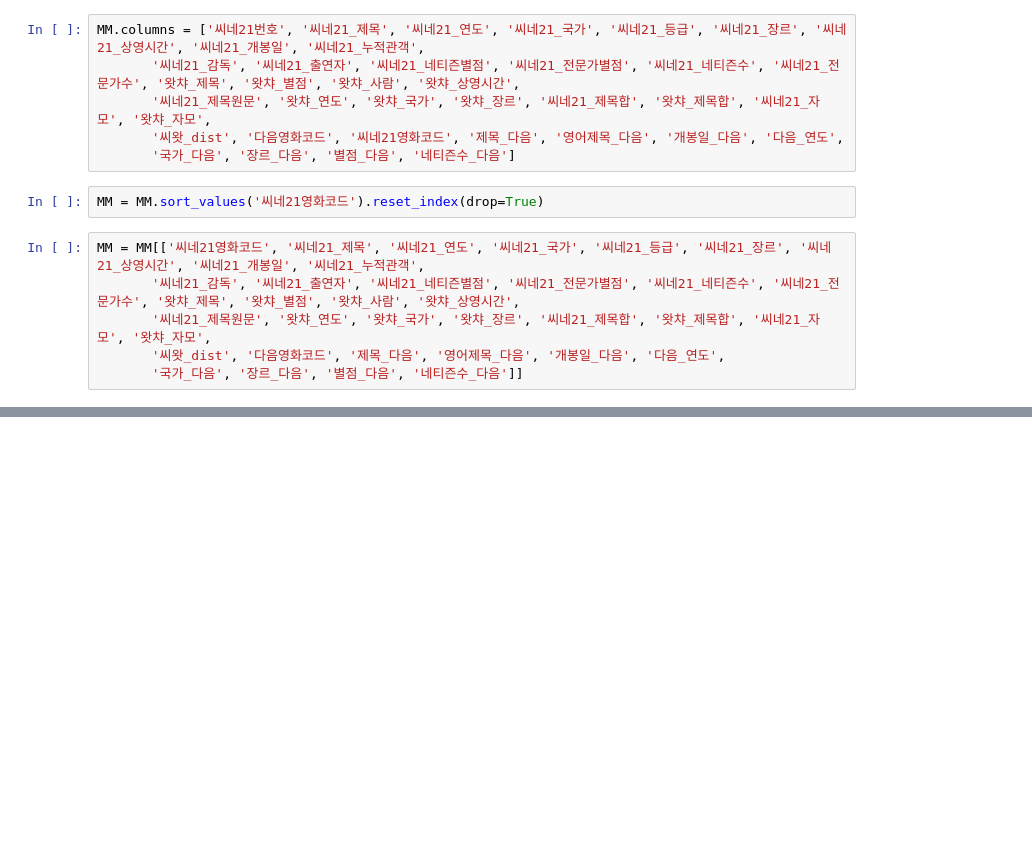
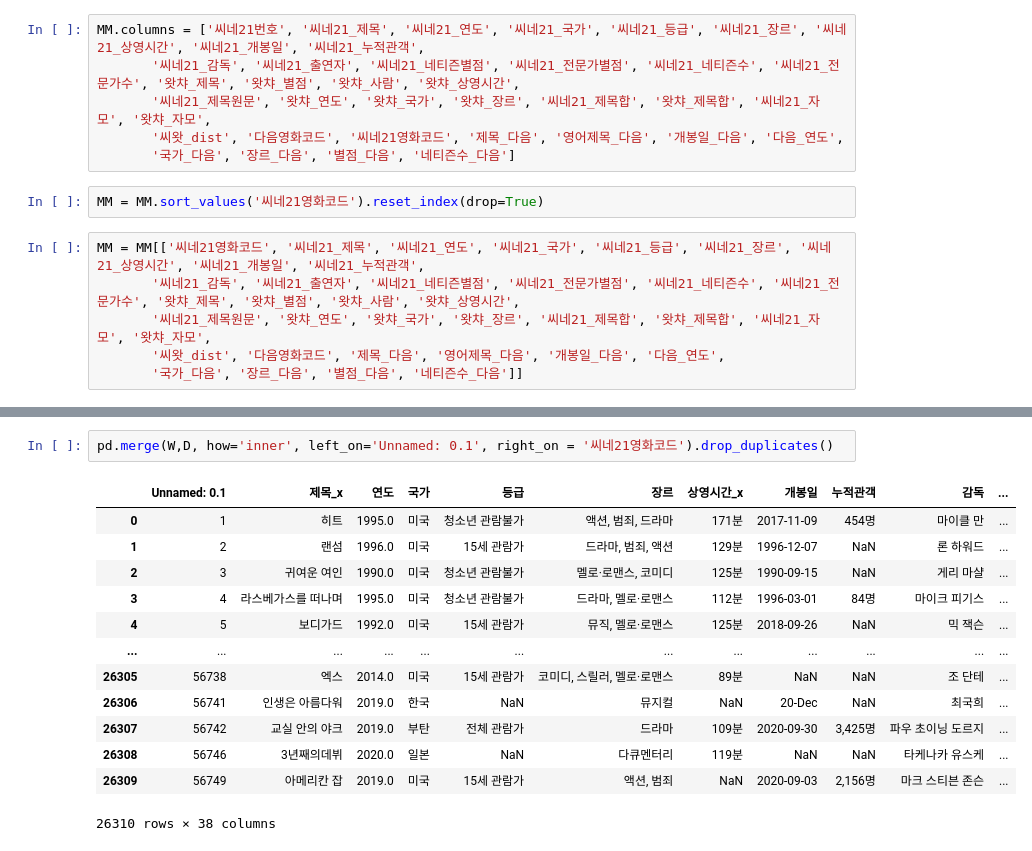
Before and after one commit to dhxoghks95/dsone13, a Jupyter notebook: code/preprocessing/Cine21_Daum_Watcha.ipynb, the cells around one changed output, grey strips where cells are left out. Saved outputs shown, nothing was run; the diff lists cells and outputs as text; blank space fills up the shorter version.

```diff
--- a/code/preprocessing/Cine21_Daum_Watcha.ipynb
+++ b/code/preprocessing/Cine21_Daum_Watcha.ipynb
@@ -46,0 +51,16 @@ MM
+# %%
+pd.merge(W,D, how='inner', left_on='Unnamed: 0.1', right_on = '씨네21영화코드').drop_duplicates()
+# %% [output]
+|  | Unnamed: 0.1 | 제목_x | 연도 | 국가 | 등급 | 장르 | 상영시간_x | 개봉일 | 누적관객 | 감독 | ... |
+| 0 | 1 | 히트 | 1995.0 | 미국 | 청소년 관람불가 | 액션, 범죄, 드라마 | 171분 | 2017-11-09 | 454명 | 마이클 만 | ... |
+| 1 | 2 | 랜섬 | 1996.0 | 미국 | 15세 관람가 | 드라마, 범죄, 액션 | 129분 | 1996-12-07 | NaN | 론 하워드 | ... |
+| 2 | 3 | 귀여운 여인 | 1990.0 | 미국 | 청소년 관람불가 | 멜로·로맨스, 코미디 | 125분 | 1990-09-15 | NaN | 게리 마샬 | ... |
+| 3 | 4 | 라스베가스를 떠나며 | 1995.0 | 미국 | 청소년 관람불가 | 드라마, 멜로·로맨스 | 112분 | 1996-03-01 | 84명 | 마이크 피기스 | ... |
+| 4 | 5 | 보디가드 | 1992.0 | 미국 | 15세 관람가 | 뮤직, 멜로·로맨스 | 125분 | 2018-09-26 | NaN | 믹 잭슨 | ... |
+| ... | ... | ... | ... | ... | ... | ... | ... | ... | ... | ... | ... |
+| 26305 | 56738 | 엑스 | 2014.0 | 미국 | 15세 관람가 | 코미디, 스릴러, 멜로·로맨스 | 89분 | NaN | NaN | 조 단테 | ... |
+| 26306 | 56741 | 인생은 아름다워 | 2019.0 | 한국 | NaN | 뮤지컬 | NaN | 20-Dec | NaN | 최국희 | ... |
+| 26307 | 56742 | 교실 안의 야크 | 2019.0 | 부탄 | 전체 관람가 | 드라마 | 109분 | 2020-09-30 | 3,425명 | 파우 초이닝 도르지 | ... |
+| 26308 | 56746 | 3년째의데뷔 | 2020.0 | 일본 | NaN | 다큐멘터리 | 119분 | NaN | NaN | 타케나카 유스케 | ... |
+| 26309 | 56749 | 아메리칸 잡 | 2019.0 | 미국 | 15세 관람가 | 액션, 범죄 | NaN | 2020-09-03 | 2,156명 | 마크 스티븐 존슨 | ... |
+26310 rows × 38 columns
```
Also changed, not shown: parts of 3 cells of this notebook, 2 other files.
